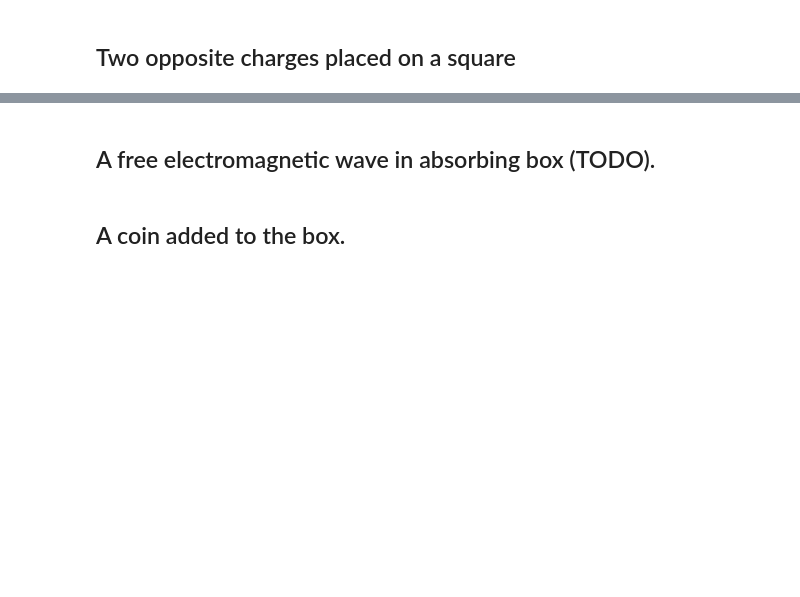
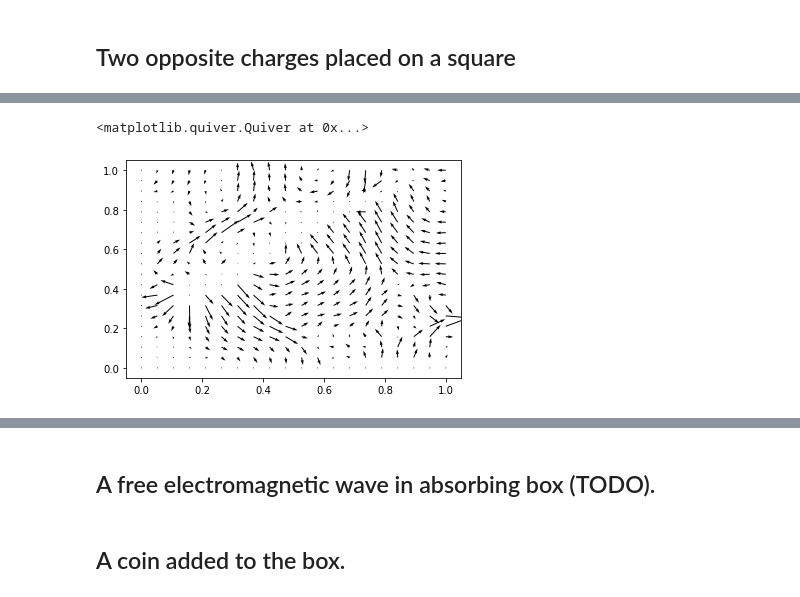
Before and after one commit to OliverSkocek/maxwell, a Jupyter notebook: notebooks/maxwell_2d_notebook.ipynb, the cells around one changed output, grey strips where cells are left out. Saved outputs shown, nothing was run; the diff lists cells and outputs as text; code cells hidden in the pictures; blank space fills up the shorter version.

```diff
--- a/notebooks/maxwell_2d_notebook.ipynb
+++ b/notebooks/maxwell_2d_notebook.ipynb
@@ -53,0 +88,2 @@ magnetic_field_callable = lambda x, y: 0.0
+# %%
+arrow_num = int(E.shape[0] // 20)
@@ -53,0 +99,9 @@ magnetic_field_callable = lambda x, y: 0.0
+# %%
+plt.quiver(np.linspace(0, 1, int(E.shape[0] / arrow_num)),
+           np.linspace(0, 1, int(E.shape[0] / arrow_num)),
+           E[::arrow_num, ::arrow_num, 0]*100,
+           E[::arrow_num, ::arrow_num, 1]*100,
+           scale=3)
+# %% [output]
+<matplotlib.quiver.Quiver at 0x...>
+[figure, added]
```
Also changed, not shown: parts of 12 cells of this notebook, 2 other files.
